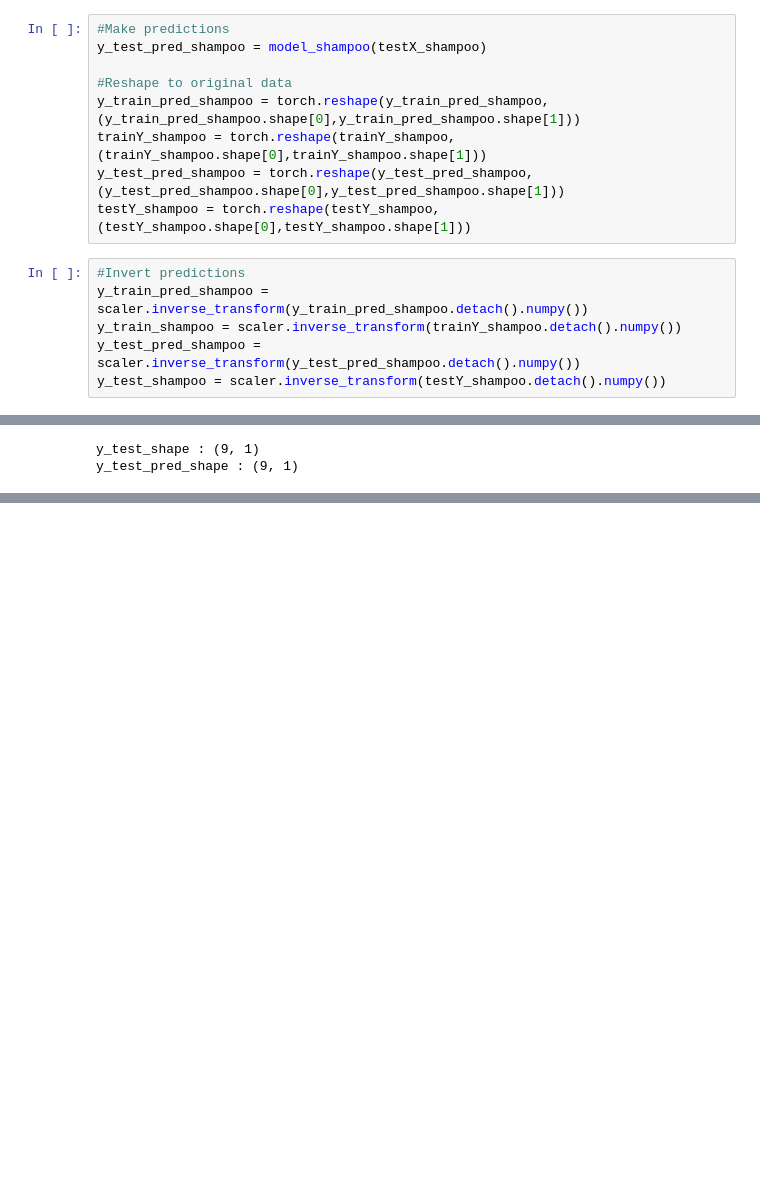
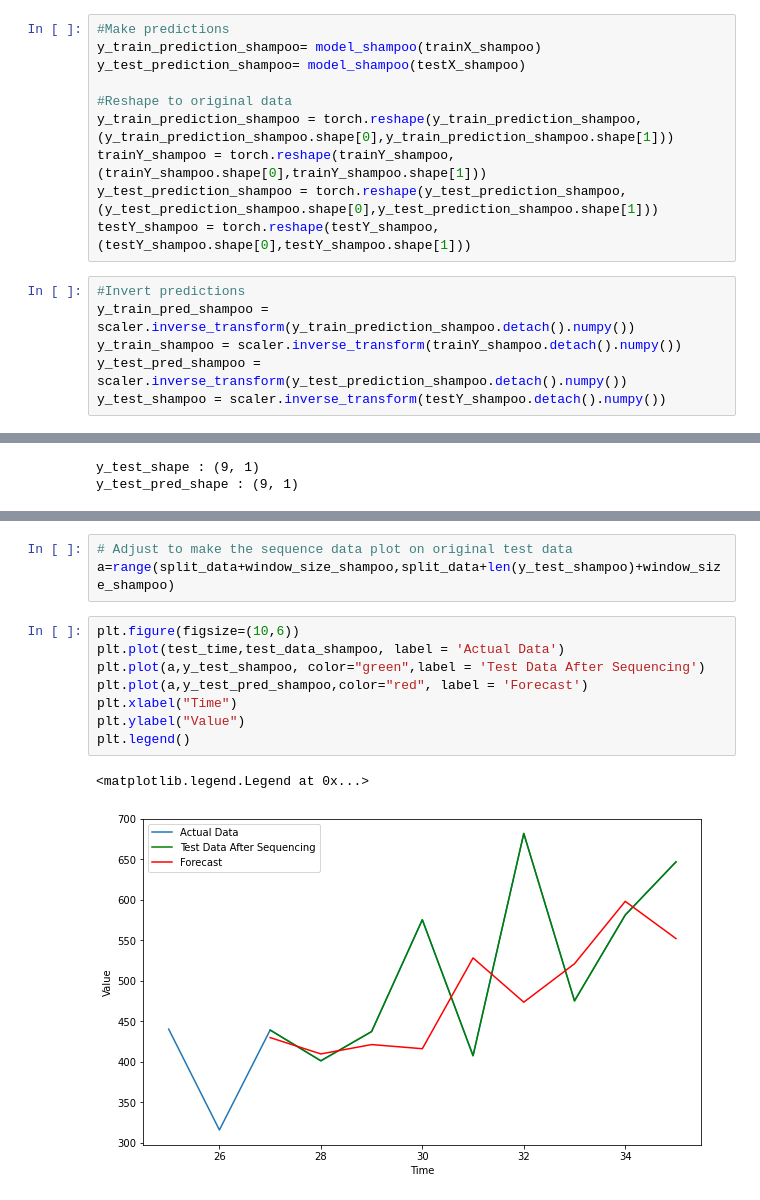
Before and after one commit to CertifaiAI/time-series-labs, a Jupyter notebook: notebook/Univariate Single Step LSTM.ipynb, the cells around one changed output, grey strips where cells are left out. Saved outputs shown, nothing was run; the diff lists cells and outputs as text; blank space fills up the shorter version.

```diff
--- a/notebook/Univariate Single Step LSTM.ipynb
+++ b/notebook/Univariate Single Step LSTM.ipynb
@@ -463,17 +494,18 @@ Epoch  99 MSE:  0.14828209578990936
 # %%
 #Make predictions
-y_test_pred_shampoo = model_shampoo(testX_shampoo)
+y_train_prediction_shampoo= model_shampoo(trainX_shampoo)
+y_test_prediction_shampoo= model_shampoo(testX_shampoo)
 
 #Reshape to original data
-y_train_pred_shampoo = torch.reshape(y_train_pred_shampoo,(y_train_pred_shampoo.shape[0],y_train_pred_shampoo.shape[1]))
+y_train_prediction_shampoo = torch.reshape(y_train_prediction_shampoo,(y_train_prediction_shampoo.shape[0],y_train_prediction_shampoo.shape[1]))
 trainY_shampoo = torch.reshape(trainY_shampoo,(trainY_shampoo.shape[0],trainY_shampoo.shape[1]))
-y_test_pred_shampoo = torch.reshape(y_test_pred_shampoo,(y_test_pred_shampoo.shape[0],y_test_pred_shampoo.shape[1]))
+y_test_prediction_shampoo = torch.reshape(y_test_prediction_shampoo,(y_test_prediction_shampoo.shape[0],y_test_prediction_shampoo.shape[1]))
 testY_shampoo = torch.reshape(testY_shampoo,(testY_shampoo.shape[0],testY_shampoo.shape[1]))
 # %%
 #Invert predictions
-y_train_pred_shampoo = scaler.inverse_transform(y_train_pred_shampoo.detach().numpy())
+y_train_pred_shampoo = scaler.inverse_transform(y_train_prediction_shampoo.detach().numpy())
 y_train_shampoo = scaler.inverse_transform(trainY_shampoo.detach().numpy())
-y_test_pred_shampoo = scaler.inverse_transform(y_test_pred_shampoo.detach().numpy())
+y_test_pred_shampoo = scaler.inverse_transform(y_test_prediction_shampoo.detach().numpy())
 y_test_shampoo = scaler.inverse_transform(testY_shampoo.detach().numpy())
 # %%
 y_test_shampoo.shape
@@ -511,0 +544,14 @@ Test Score: 93.20 RMSE
+# %%
+# Adjust to make the sequence data plot on original test data
+a=range(split_data+window_size_shampoo,split_data+len(y_test_shampoo)+window_size_shampoo)
+# %%
+plt.figure(figsize=(10,6))
+plt.plot(test_time,test_data_shampoo, label = 'Actual Data')
+plt.plot(a,y_test_shampoo, color="green",label = 'Test Data After Sequencing')
+plt.plot(a,y_test_pred_shampoo,color="red", label = 'Forecast')
+plt.xlabel("Time")
+plt.ylabel("Value")
+plt.legend()
+# %% [output]
+<matplotlib.legend.Legend at 0x...>
+[figure, added]
```
Also changed, not shown: parts of 29 cells of this notebook.
